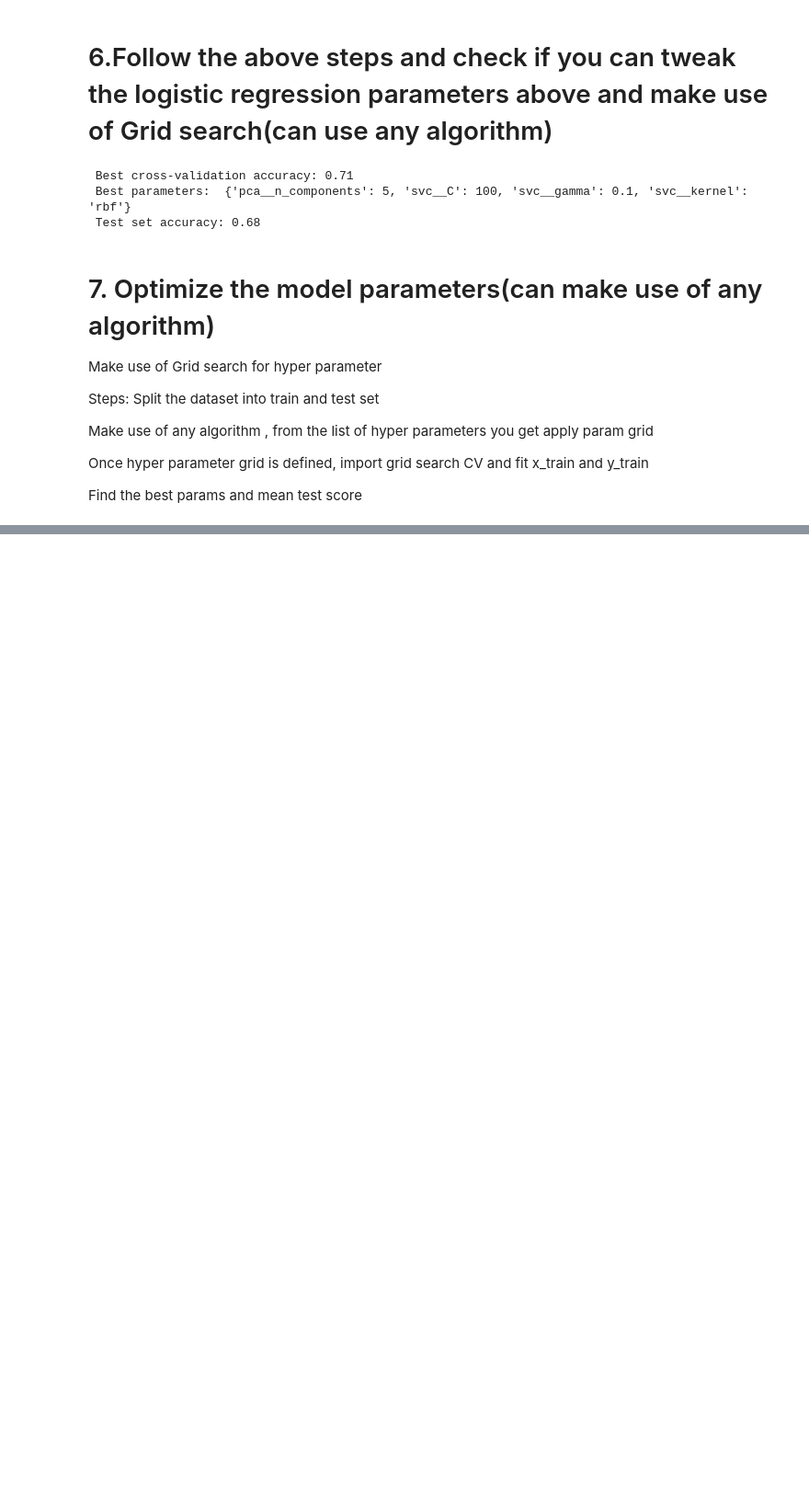
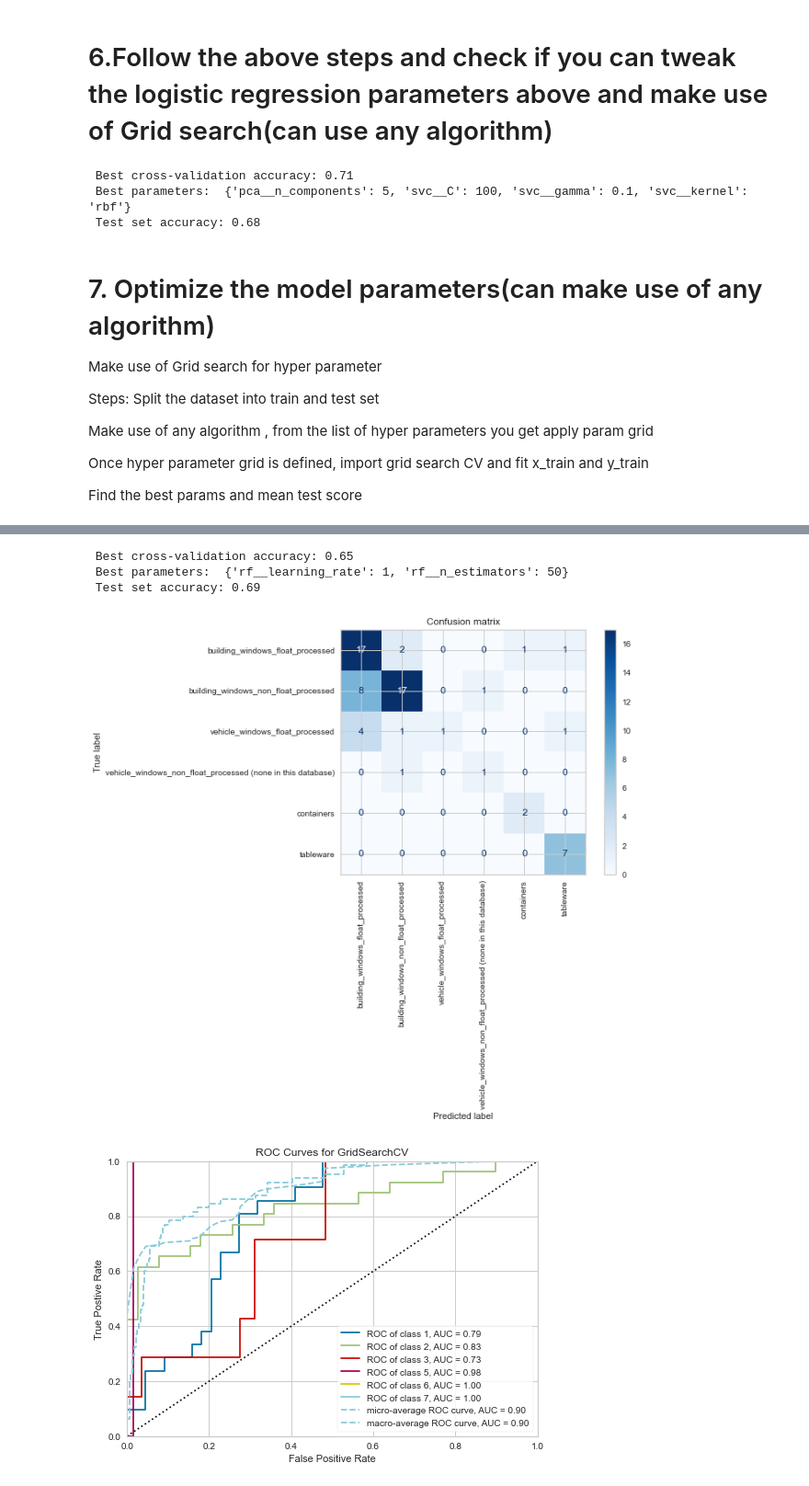
Before and after one commit to koksoon100/UniversityOfTexasAtAustin-FeatureEngineering, a Jupyter notebook: Home_work/PE - FMST Week 2.ipynb, the cells around one changed output, grey strips where cells are left out. Shown at 92% size. Drawn from its saved outputs; the diff is of its cells as text; code cells hidden in the pictures; blank space fills up the shorter version.

```diff
--- a/Home_work/PE - FMST Week 2.ipynb
+++ b/Home_work/PE - FMST Week 2.ipynb
@@ -200,0 +211,11 @@ RandomForestClassifier?
+# %%
+from sklearn.ensemble import GradientBoostingClassifier
+
+param_grid = {'rf__n_estimators': [20, 50, 80], 'rf__learning_rate': [0.1, 1, 100]}
+build_model(GradientBoostingClassifier(), 'rf', param_grid)
+# %% [output]
+ Best cross-validation accuracy: 0.65
+ Best parameters:  {'rf__learning_rate': 1, 'rf__n_estimators': 50}
+ Test set accuracy: 0.69
+[figure, added]
+[figure, added]
```
Also changed, not shown: parts of 6 cells of this notebook.
